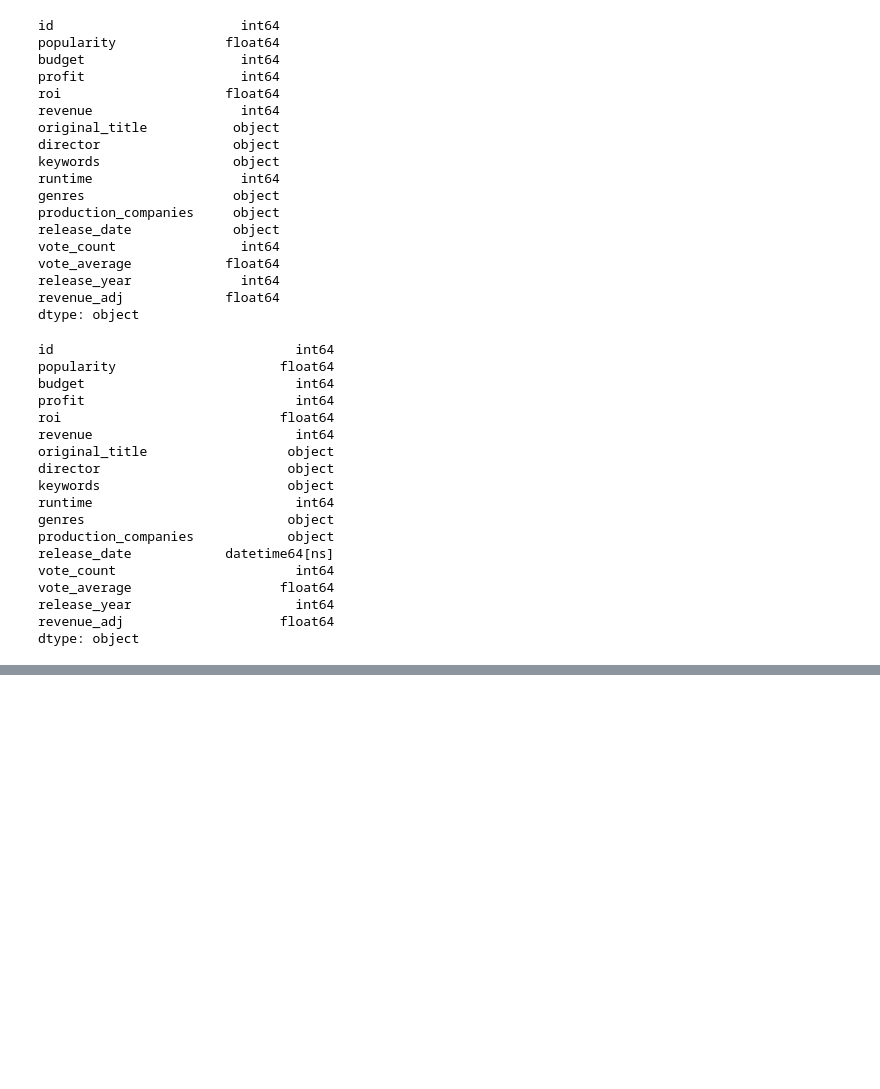
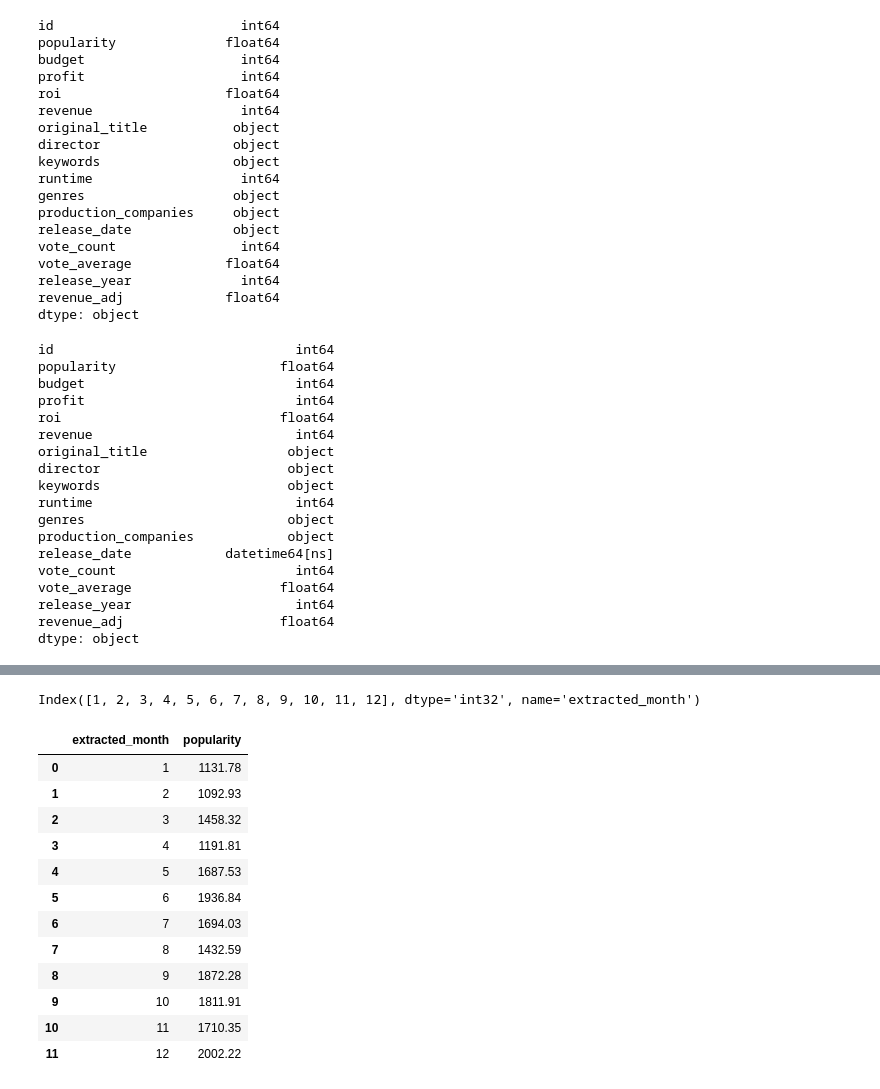
Before and after one commit to LuisAntonioDoHer/Movies_data_analysis, a Jupyter notebook: Movies_data_analysis.ipynb, the cells around one changed output, grey strips where cells are left out. Cells and saved outputs as stored; diff of their text form; code cells hidden in the pictures; blank space fills up the shorter version.

```diff
--- a/Movies_data_analysis.ipynb
+++ b/Movies_data_analysis.ipynb
@@ -366,0 +386,4 @@ df8 = df.groupby('extracted_month')['popularity'].sum()
+# %%
+df8.index
+# %% [output]
+Index([1, 2, 3, 4, 5, 6, 7, 8, 9, 10, 11, 12], dtype='int32', name='extracted_month')
@@ -366,0 +396,16 @@ df8 = df.groupby('extracted_month')['popularity'].sum()
+# %%
+df8
+# %% [output]
+|  | extracted_month | popularity |
+| 0 | 1 | 1131.78 |
+| 1 | 2 | 1092.93 |
+| 2 | 3 | 1458.32 |
+| 3 | 4 | 1191.81 |
+| 4 | 5 | 1687.53 |
+| 5 | 6 | 1936.84 |
+| 6 | 7 | 1694.03 |
+| 7 | 8 | 1432.59 |
+| 8 | 9 | 1872.28 |
+| 9 | 10 | 1811.91 |
+| 10 | 11 | 1710.35 |
+| 11 | 12 | 2002.22 |
```
Also changed, not shown: parts of 7 cells of this notebook.
